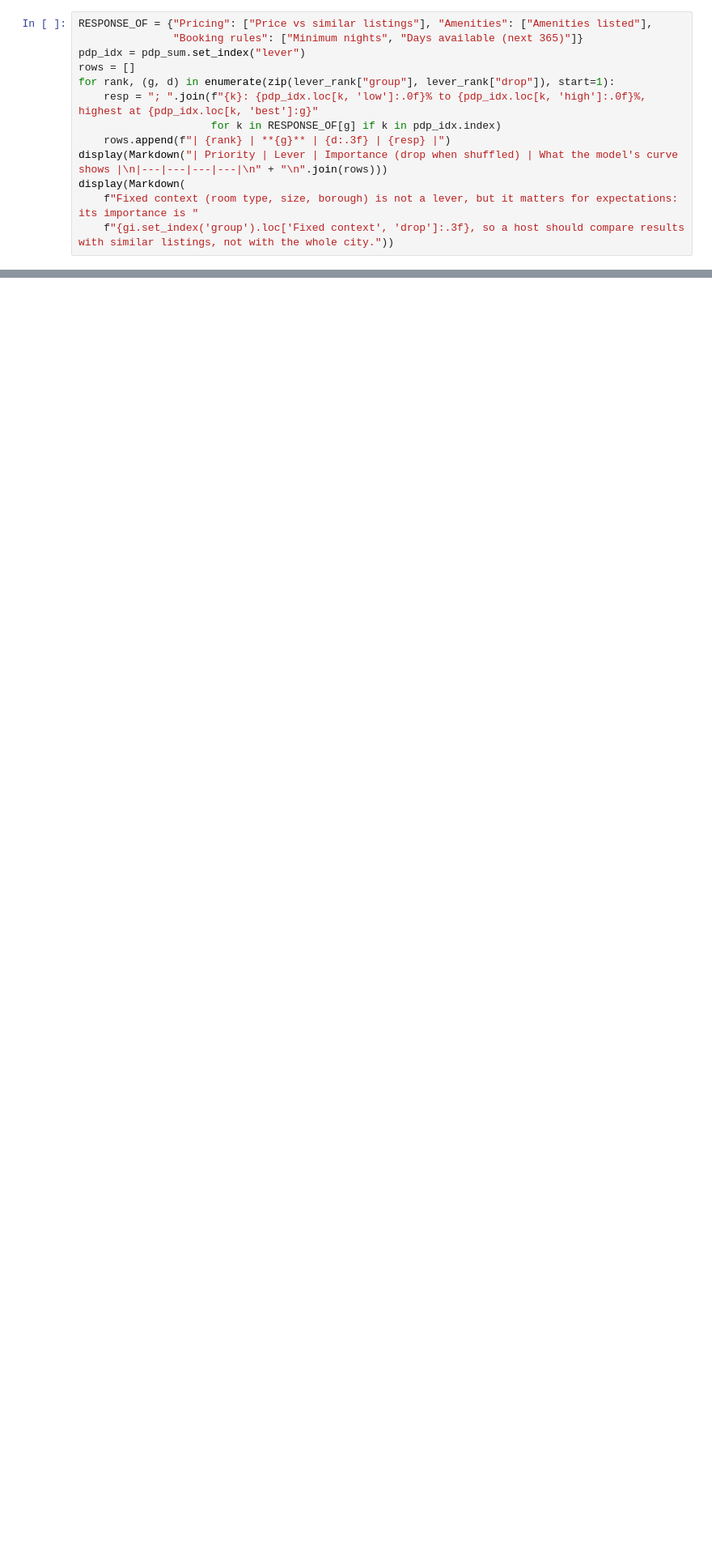
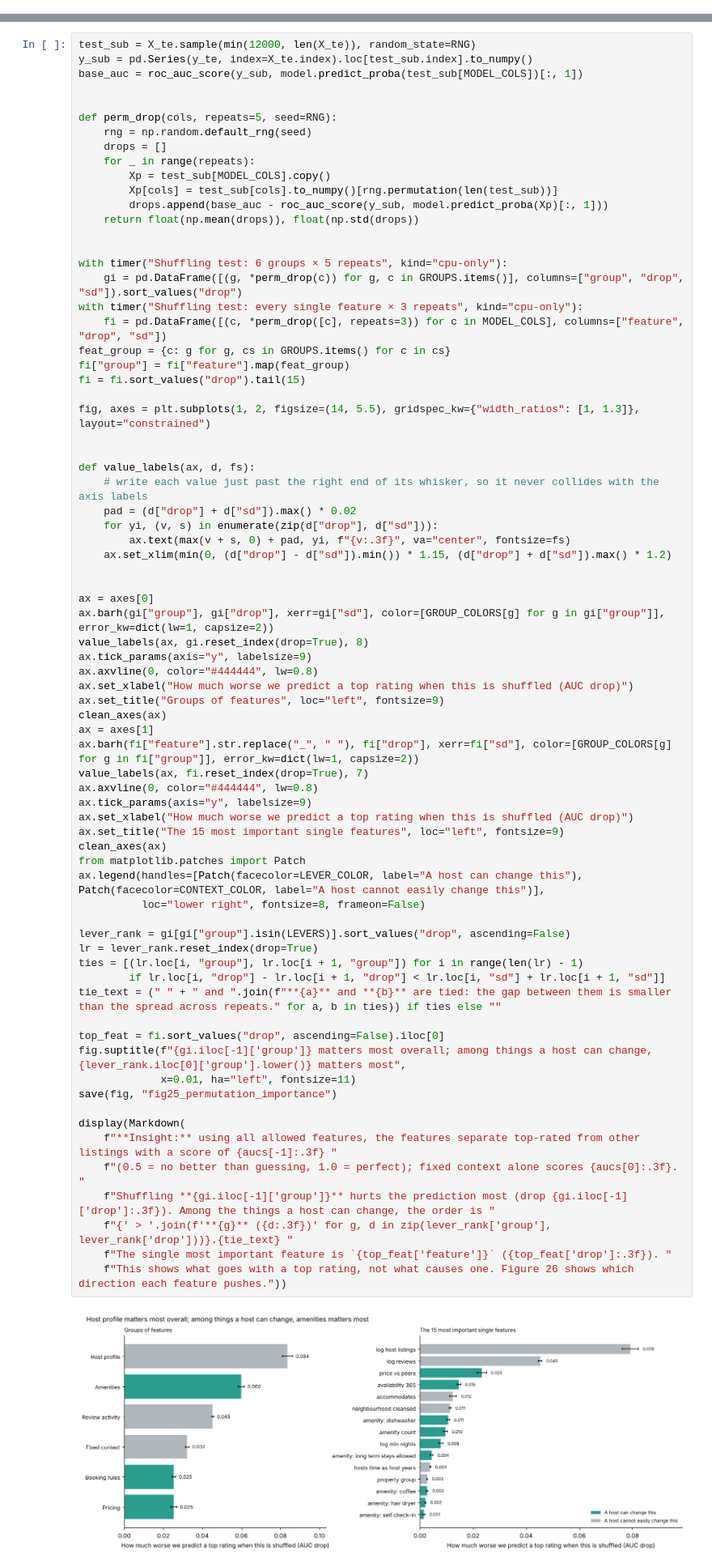
Before and after one commit to varunavy/data230-london-airbnb, a Jupyter notebook: notebooks/04_multivariate_priya.ipynb, the cells around one changed output, grey strips where cells are left out. Shown at 81% size. Cells and saved outputs as stored; diff of their text form; blank space fills up the shorter version.

```diff
--- a/notebooks/04_multivariate_priya.ipynb
+++ b/notebooks/04_multivariate_priya.ipynb
@@ -433,13 +0,0 @@ The levers are ranked by how much the model relies on them (Figure 19), and each
-# %%
-RESPONSE_OF = {"Pricing": ["Price vs similar listings"], "Amenities": ["Amenities listed"],
-               "Booking rules": ["Minimum nights", "Days available (next 365)"]}
-pdp_idx = pdp_sum.set_index("lever")
-rows = []
-for rank, (g, d) in enumerate(zip(lever_rank["group"], lever_rank["drop"]), start=1):
-    resp = "; ".join(f"{k}: {pdp_idx.loc[k, 'low']:.0f}% to {pdp_idx.loc[k, 'high']:.0f}%, highest at {pdp_idx.loc[k, 'best']:g}"
-                     for k in RESPONSE_OF[g] if k in pdp_idx.index)
-    rows.append(f"| {rank} | **{g}** | {d:.3f} | {resp} |")
-display(Markdown("| Priority | Lever | Importance (drop when shuffled) | What the model's curve shows |\n|---|---|---|---|\n" + "\n".join(rows)))
-display(Markdown(
-    f"Fixed context (room type, size, borough) is not a lever, but it matters for expectations: its importance is "
-    f"{gi.set_index('group').loc['Fixed context', 'drop']:.3f}, so a host should compare results with similar listings, not with the whole city."))
@@ -526,0 +578,75 @@ display(Markdown(f"""
+# %%
+test_sub = X_te.sample(min(12000, len(X_te)), random_state=RNG)
+y_sub = pd.Series(y_te, index=X_te.index).loc[test_sub.index].to_numpy()
+base_auc = roc_auc_score(y_sub, model.predict_proba(test_sub[MODEL_COLS])[:, 1])
+
+
+def perm_drop(cols, repeats=5, seed=RNG):
+    rng = np.random.default_rng(seed)
+    drops = []
+    for _ in range(repeats):
+        Xp = test_sub[MODEL_COLS].copy()
+        Xp[cols] = test_sub[cols].to_numpy()[rng.permutation(len(test_sub))]
+        drops.append(base_auc - roc_auc_score(y_sub, model.predict_proba(Xp)[:, 1]))
+    return float(np.mean(drops)), float(np.std(drops))
+
+
+with timer("Shuffling test: 6 groups × 5 repeats", kind="cpu-only"):
+    gi = pd.DataFrame([(g, *perm_drop(c)) for g, c in GROUPS.items()], columns=["group", "drop", "sd"]).sort_values("drop")
+with timer("Shuffling test: every single feature × 3 repeats", kind="cpu-only"):
+    fi = pd.DataFrame([(c, *perm_drop([c], repeats=3)) for c in MODEL_COLS], columns=["feature", "drop", "sd"])
+feat_group = {c: g for g, cs in GROUPS.items() for c in cs}
+fi["group"] = fi["feature"].map(feat_group)
+fi = fi.sort_values("drop").tail(15)
+
+fig, axes = plt.subplots(1, 2, figsize=(14, 5.5), gridspec_kw={"width_ratios": [1, 1.3]}, layout="constrained")
+
+
+def value_labels(ax, d, fs):
+    # write each value just past the right end of its whisker, so it never collides with the axis labels
+    pad = (d["drop"] + d["sd"]).max() * 0.02
+    for yi, (v, s) in enumerate(zip(d["drop"], d["sd"])):
+        ax.text(max(v + s, 0) + pad, yi, f"{v:.3f}", va="center", fontsize=fs)
+    ax.set_xlim(min(0, (d["drop"] - d["sd"]).min()) * 1.15, (d["drop"] + d["sd"]).max() * 1.2)
+
+
+ax = axes[0]
+ax.barh(gi["group"], gi["drop"], xerr=gi["sd"], color=[GROUP_COLORS[g] for g in gi["group"]], error_kw=dict(lw=1, capsize=2))
+value_labels(ax, gi.reset_index(drop=True), 8)
+ax.tick_params(axis="y", labelsize=9)
+ax.axvline(0, color="#444444", lw=0.8)
+ax.set_xlabel("How much worse we predict a top rating when this is shuffled (AUC drop)")
+ax.set_title("Groups of features", loc="left", fontsize=9)
+clean_axes(ax)
+ax = axes[1]
+ax.barh(fi["feature"].str.replace("_", " "), fi["drop"], xerr=fi["sd"], color=[GROUP_COLORS[g] for g in fi["group"]], error_kw=dict(lw=1, capsize=2))
+value_labels(ax, fi.reset_index(drop=True), 7)
+ax.axvline(0, color="#444444", lw=0.8)
+ax.tick_params(axis="y", labelsize=9)
+ax.set_xlabel("How much worse we predict a top rating when this is shuffled (AUC drop)")
+ax.set_title("The 15 most important single features", loc="left", fontsize=9)
+clean_axes(ax)
+from matplotlib.patches import Patch
+ax.legend(handles=[Patch(facecolor=LEVER_COLOR, label="A host can change this"), Patch(facecolor=CONTEXT_COLOR, label="A host cannot easily change this")],
+          loc="lower right", fontsize=8, frameon=False)
+
+lever_rank = gi[gi["group"].isin(LEVERS)].sort_values("drop", ascending=False)
+lr = lever_rank.reset_index(drop=True)
+ties = [(lr.loc[i, "group"], lr.loc[i + 1, "group"]) for i in range(len(lr) - 1)
+        if lr.loc[i, "drop"] - lr.loc[i + 1, "drop"] < lr.loc[i, "sd"] + lr.loc[i + 1, "sd"]]
+tie_text = (" " + " and ".join(f"**{a}** and **{b}** are tied: the gap between them is smaller than the spread across repeats." for a, b in ties)) if ties else ""
+
+top_feat = fi.sort_values("drop", ascending=False).iloc[0]
+fig.suptitle(f"{gi.iloc[-1]['group']} matters most overall; among things a host can change, {lever_rank.iloc[0]['group'].lower()} matters most",
+             x=0.01, ha="left", fontsize=11)
+save(fig, "fig25_permutation_importance")
+
+display(Markdown(
+    f"**Insight:** using all allowed features, the features separate top-rated from other listings with a score of {aucs[-1]:.3f} "
+    f"(0.5 = no better than guessing, 1.0 = perfect); fixed context alone scores {aucs[0]:.3f}. "
+    f"Shuffling **{gi.iloc[-1]['group']}** hurts the prediction most (drop {gi.iloc[-1]['drop']:.3f}). Among the things a host can change, the order is "
+    f"{' > '.join(f'**{g}** ({d:.3f})' for g, d in zip(lever_rank['group'], lever_rank['drop']))}.{tie_text} "
+    f"The single most important feature is `{top_feat['feature']}` ({top_feat['drop']:.3f}). "
+    f"This shows what goes with a top rating, not what causes one. Figure 26 shows which direction each feature pushes."))
+# %% [output]
+[figure, added]
```
Also changed, not shown: parts of 44 cells of this notebook.
